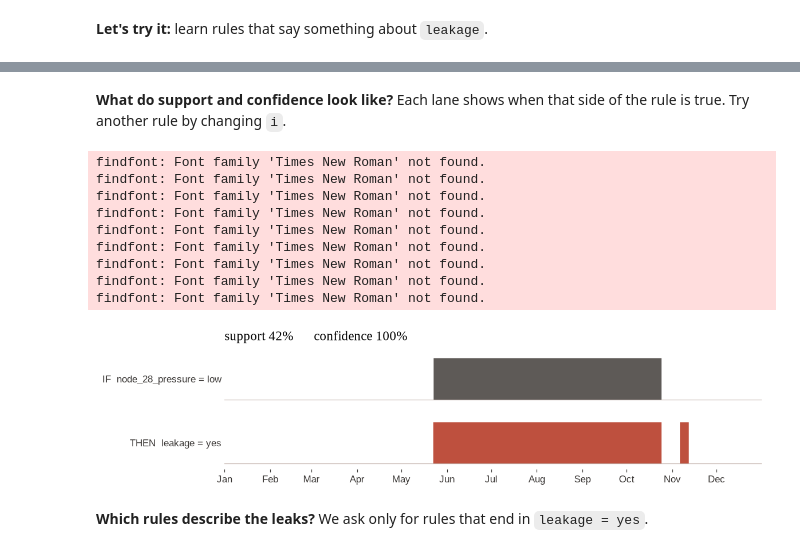
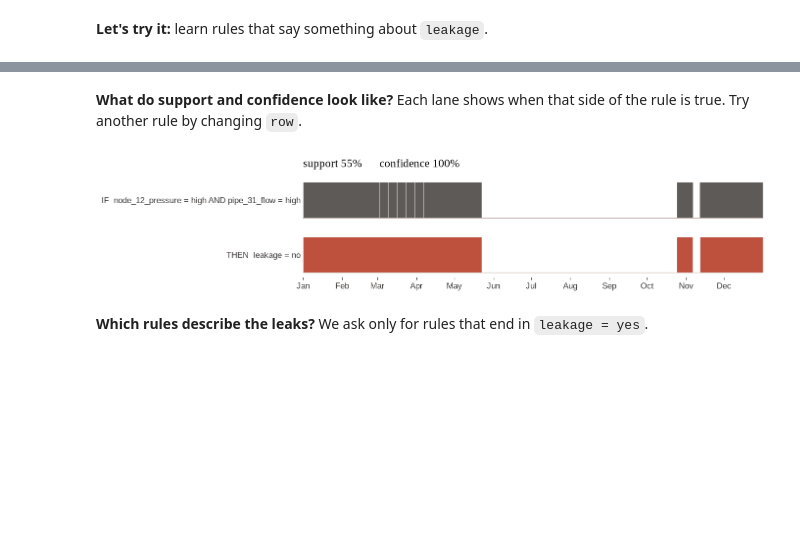
Before and after one commit to DiTEC-project/icsoc_tutorial, a Jupyter notebook: rule_learning_tutorial.ipynb, the cells around one changed output, grey strips where cells are left out. Saved outputs shown, nothing was run; the diff lists cells and outputs as text; code cells hidden in the pictures; blank space fills up the shorter version.

Commit message:
add row ordering to the tables and update references

```diff
--- a/rule_learning_tutorial.ipynb
+++ b/rule_learning_tutorial.ipynb
@@ -191,20 +182,11 @@ tu.rules_table(rules, n=20)
 # %% [markdown]
 **What do support and confidence look like?**
-Each lane shows when that side of the rule is true. Try another rule by changing `i`.
+Each lane shows when that side of the rule is true. Try another rule by changing `row`.
 # %%
-i = 0
-tu.plot_rule_timeline(data, table.timestamp, rules[i])
+row = 18   # any row number (#) from the table above
+tu.plot_rule_timeline(data, table.timestamp, tu.rule_at(rules, row))
 # %% [output]
-findfont: Font family 'Times New Roman' not found.
-findfont: Font family 'Times New Roman' not found.
-findfont: Font family 'Times New Roman' not found.
-findfont: Font family 'Times New Roman' not found.
-findfont: Font family 'Times New Roman' not found.
-findfont: Font family 'Times New Roman' not found.
-findfont: Font family 'Times New Roman' not found.
-findfont: Font family 'Times New Roman' not found.
-findfont: Font family 'Times New Roman' not found.
-[figure, old version]
+[figure, new version]
 # %% [markdown]
 **Which rules describe the leaks?**
 We ask only for rules that end in `leakage = yes`.
```
Also changed, not shown: parts of 31 cells of this notebook, 1 other file.
